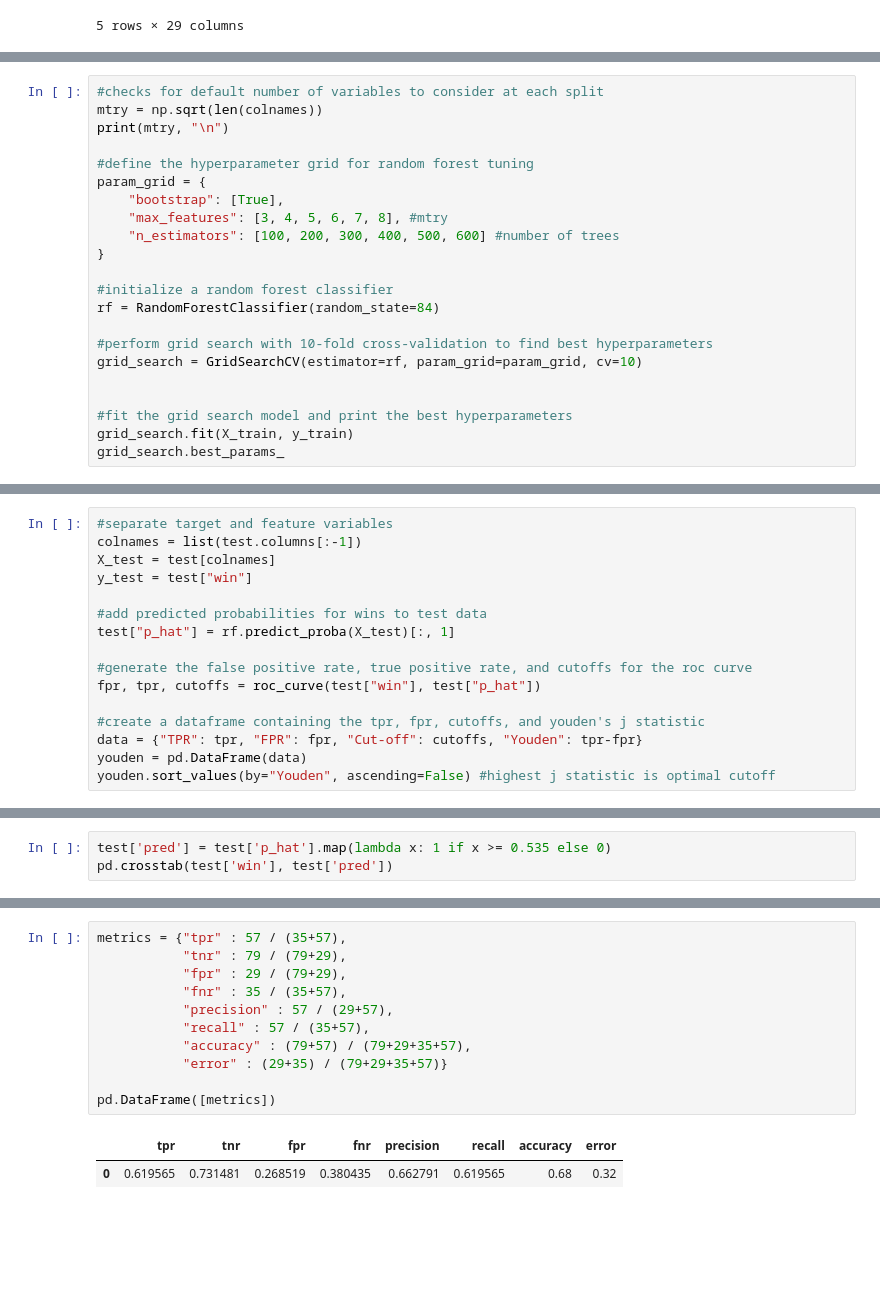
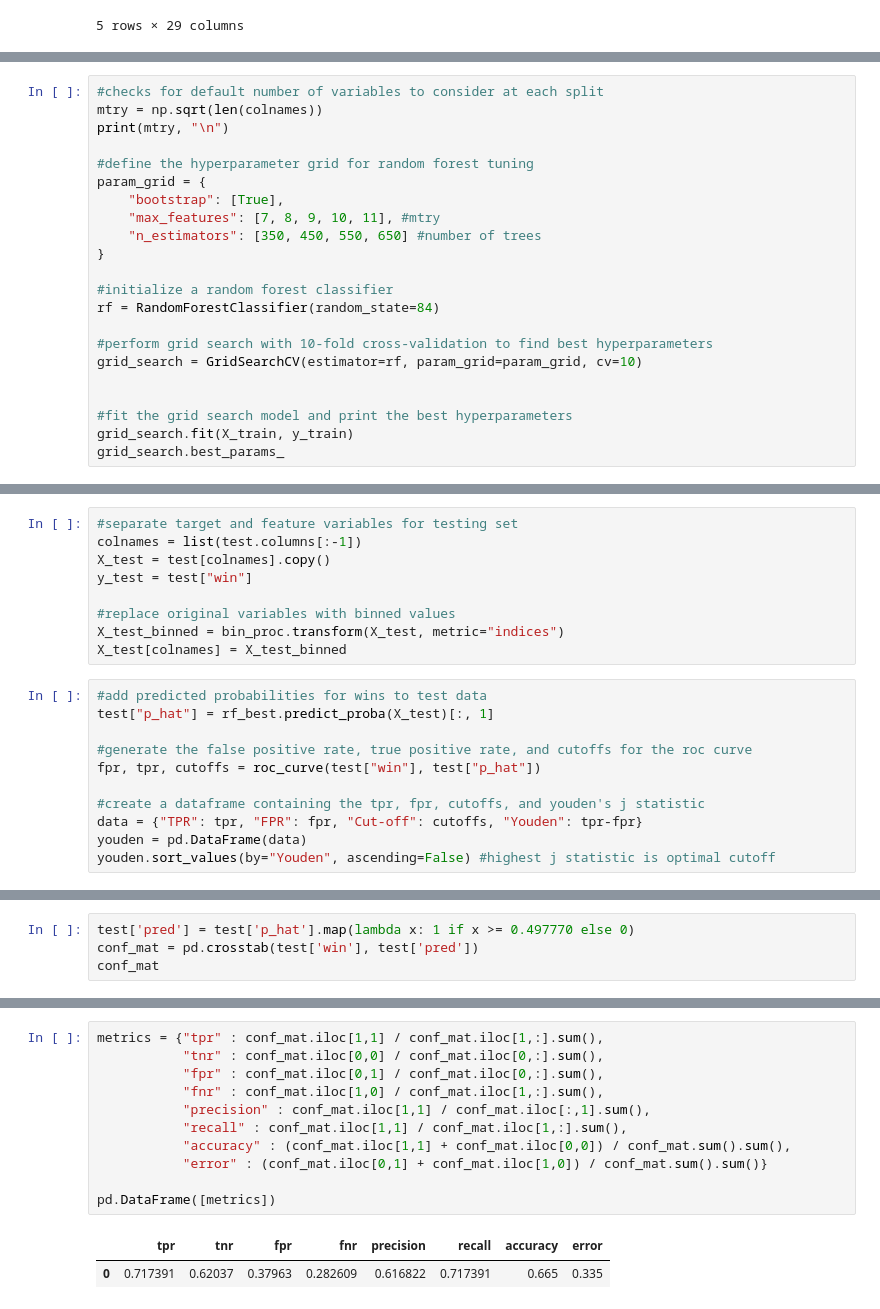
Before and after one commit to 1pjmcdonough/nfl_winpredictor_rf, a Jupyter notebook: random_forest_ml.ipynb, the cells around one changed output, grey strips where cells are left out. Cells and saved outputs as stored; diff of their text form; blank space fills up the shorter version.

```diff
--- a/random_forest_ml.ipynb
+++ b/random_forest_ml.ipynb
@@ -146,8 +114,8 @@ print(mtry, "\n")
 #define the hyperparameter grid for random forest tuning
 param_grid = {
     "bootstrap": [True],
-    "max_features": [3, 4, 5, 6, 7, 8], #mtry
-    "n_estimators": [100, 200, 300, 400, 500, 600] #number of trees
+    "max_features": [7, 8, 9, 10, 11], #mtry
+    "n_estimators": [350, 450, 550, 650] #number of trees
 }
 
 #initialize a random forest classifier
@@ -225,11 +191,15 @@ plt.show()
+# %%
+#separate target and feature variables for testing set
+colnames = list(test.columns[:-1])
+X_test = test[colnames].copy()
+y_test = test["win"]
+
+#replace original variables with binned values
+X_test_binned = bin_proc.transform(X_test, metric="indices")
+X_test[colnames] = X_test_binned
 # %%
-#separate target and feature variables
-colnames = list(test.columns[:-1])
-X_test = test[colnames]
-y_test = test["win"]
-
 #add predicted probabilities for wins to test data
-test["p_hat"] = rf.predict_proba(X_test)[:, 1]
+test["p_hat"] = rf_best.predict_proba(X_test)[:, 1]
 
 #generate the false positive rate, true positive rate, and cutoffs for the roc curve
 fpr, tpr, cutoffs = roc_curve(test["win"], test["p_hat"])
@@ -273,6 +243,7 @@ plt.show()
 # %%
-test['pred'] = test['p_hat'].map(lambda x: 1 if x >= 0.535 else 0)
-pd.crosstab(test['win'], test['pred'])
+test['pred'] = test['p_hat'].map(lambda x: 1 if x >= 0.497770 else 0)
+conf_mat = pd.crosstab(test['win'], test['pred'])
+conf_mat
 # %% [output]
 | pred | 0 | 1 |
 | win |  |  |
@@ -281,14 +252,14 @@ pd.crosstab(test['win'], test['pred'])
 # %%
-metrics = {"tpr" : 57 / (35+57),
-           "tnr" : 79 / (79+29),
-           "fpr" : 29 / (79+29),
-           "fnr" : 35 / (35+57),
-           "precision" : 57 / (29+57),
-           "recall" : 57 / (35+57),
-           "accuracy" : (79+57) / (79+29+35+57),
-           "error" : (29+35) / (79+29+35+57)}
+metrics = {"tpr" : conf_mat.iloc[1,1] / conf_mat.iloc[1,:].sum(),
+           "tnr" : conf_mat.iloc[0,0] / conf_mat.iloc[0,:].sum(),
+           "fpr" : conf_mat.iloc[0,1] / conf_mat.iloc[0,:].sum(),
+           "fnr" : conf_mat.iloc[1,0] / conf_mat.iloc[1,:].sum(),
+           "precision" : conf_mat.iloc[1,1] / conf_mat.iloc[:,1].sum(),
+           "recall" : conf_mat.iloc[1,1] / conf_mat.iloc[1,:].sum(),
+           "accuracy" : (conf_mat.iloc[1,1] + conf_mat.iloc[0,0]) / conf_mat.sum().sum(),
+           "error" : (conf_mat.iloc[0,1] + conf_mat.iloc[1,0]) / conf_mat.sum().sum()}
 
 pd.DataFrame([metrics])
 # %% [output]
 |  | tpr | tnr | fpr | fnr | precision | recall | accuracy | error |
-| 0 | 0.619565 | 0.731481 | 0.268519 | 0.380435 | 0.662791 | 0.619565 | 0.68 | 0.32 |
+| 0 | 0.717391 | 0.62037 | 0.37963 | 0.282609 | 0.616822 | 0.717391 | 0.665 | 0.335 |
```
Also changed, not shown: parts of 16 cells of this notebook.
